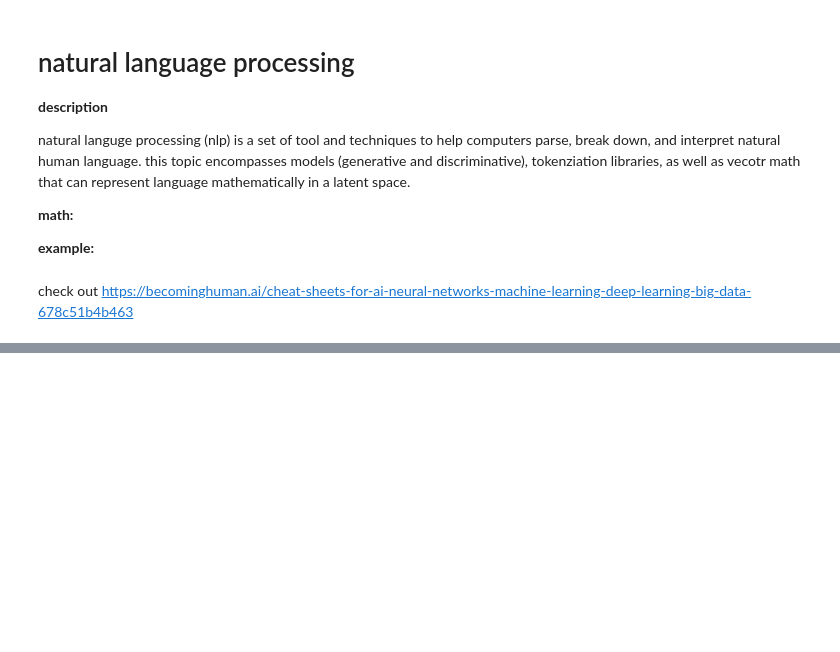
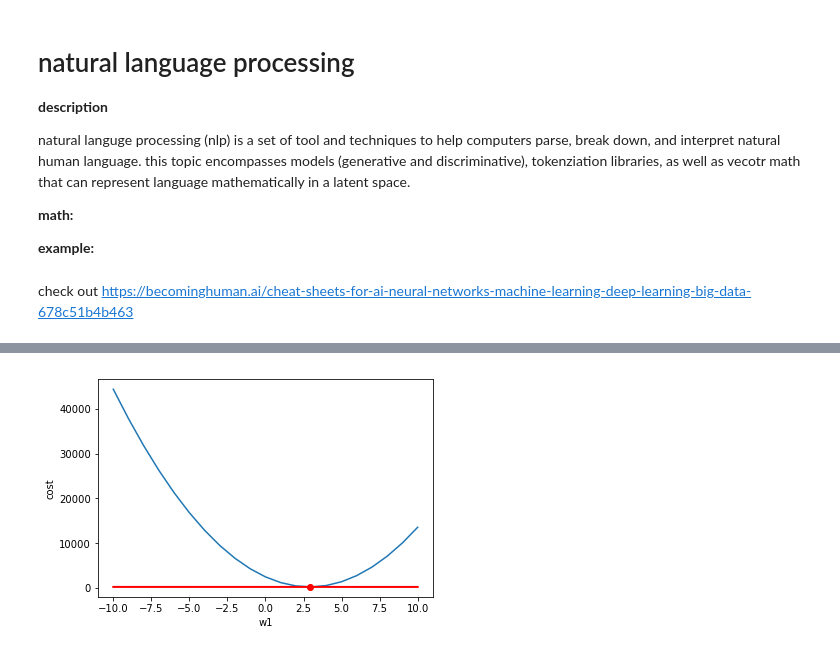
Before and after one commit to yvan/nbsblogs, a Jupyter notebook: data_science_questions/machine_learning.ipynb, the cells around one changed output, grey strips where cells are left out. Drawn from its saved outputs; the diff is of its cells as text; code cells hidden in the pictures; blank space fills up the shorter version.

```diff
--- a/data_science_questions/machine_learning.ipynb
+++ b/data_science_questions/machine_learning.ipynb
@@ -653,0 +788,79 @@ https://becominghuman.ai/cheat-sheets-for-ai-neural-networks-machine-learning-de
+# %%
+import numpy as np
+import pandas as pd
+import matplotlib.pyplot as plt
+
+from matplotlib import animation, rc
+from IPython.display import HTML
+
+# set ffmpeg path to installed path (for anmation)
+plt.rcParams['animation.ffmpeg_path'] = '/usr/local/bin/ffmpeg'
+
+# load the data
+data = pd.read_csv('cars.csv')
+
+# calculate the cost for many different values
+# of w1 using our cost function
+costs = []
+for i in range(-10,11,1):
+    w1 = i
+    y_actual = data['dist']
+    y_predict = w1*data['speed']
+    costs.append(np.mean((y_predict - y_actual)**2))
+
+# create a graph
+fig, ax = plt.subplots()
+ax.set_xlabel('w1')
+ax.set_ylabel('cost')
+_ = ax.plot(range(-10,11,1), costs)
+line, = ax.plot([], [], lw=2, color='red')
+dot, = ax.plot([], [], marker='o', color='red')
+
+def f(w1):
+    return np.mean((w1*x_data - y_data)**2)
+
+def get_tangents(w1, x_tan, frames, x_data, y_data):
+    h = 0.1
+    learn_rate = 0.001
+    tans = []
+    ws = [w1]
+    for i in range(frames):
+        # make tangent lines
+        w1_gradient = 2*np.mean(x_data*(w1*x_data - y_data))
+        tan = f(w1)+w1_gradient*(x_tan-w1)
+        tans.append(tan)
+        # update w1
+        w1 = w1 - (w1_gradient*learn_rate)
+        ws.append(w1)
+    return tans, ws
+
+w1 = -10 # start at a random number
+frames = 15
+x_tan = np.linspace(-10, 10, 20)
+tans, ws = get_tangents(w1, x_tan, frames, data['speed'], data['dist'])
+
+def init():
+    w1 = -10
+    x_tan = np.linspace(-10, 10, 20)
+    w1_gradient = 2*np.mean(x_data*(w1*x_data - y_data))
+    tan = f(w1)+w1_gradient*(x_tan-w1)
+
+    dot.set_data([w1], [f(w1)])
+    line.set_data([x_tan], tan)
+    return (dot, line,)
+
+def animate_gradients(i):
+    line.set_data(x_tan, tans[i])
+    dot.set_data([ws[i]], [f(ws[i])])
+    return (dot, line,)
+
+# call the animator for our fitted line
+anim = animation.FuncAnimation(fig,
+                               animate_gradients,
+                               init_func=init,
+                               frames=frames,
+                               blit=True)
+rc('animation', html='html5')
+anim.save('tan.gif', writer='imagemagick', fps=2)
+anim
+# %% [output]
@@ -653,0 +868 @@ https://becominghuman.ai/cheat-sheets-for-ai-neural-networks-machine-learning-de
+[figure, added]
```
Also changed, not shown: parts of 15 cells of this notebook, 29 other files.
